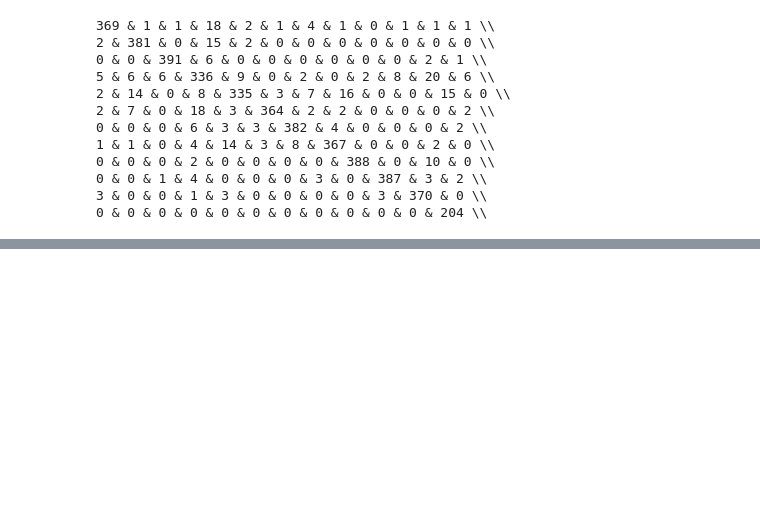
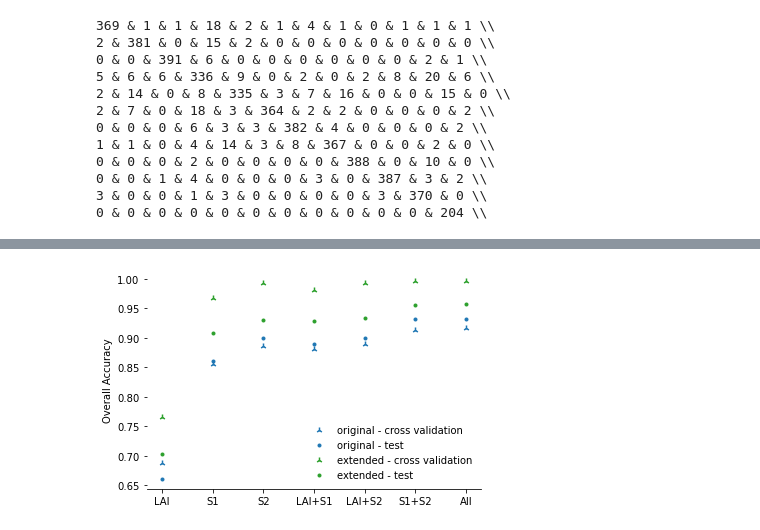
Before and after one commit to satlawa/boku_rs_image_processing, a Jupyter notebook: 0_get_raster_data-Copy1.ipynb, the cells around one changed output, grey strips where cells are left out. Saved outputs shown, nothing was run; the diff lists cells and outputs as text; code cells hidden in the pictures; blank space fills up the shorter version.

```diff
--- a/0_get_raster_data-Copy1.ipynb
+++ b/0_get_raster_data-Copy1.ipynb
@@ -196,0 +261,19 @@ for xs in x:
+# %%
+fig, ax = plt.subplots()
+ax.scatter(x, y[0], marker='2', c='#1f77b4', label="original - cross validation")
+ax.scatter(x, y[1], marker='.', c='#1f77b4', label="original - test")
+ax.scatter(x, y[2], marker='2', c='#2ca02c', label="extended - cross validation")
+ax.scatter(x, y[3], marker='.', c='#2ca02c', label="extended - test")
+
+ax.spines['top'].set_visible(False)
+ax.spines['right'].set_visible(False)
+
+ax.spines['left'].set_visible(False)
+
+
+plt.ylabel("Overall Accuracy")
+ax.legend(loc='lower right',frameon = False)
+
+plt.savefig('books_read.png', dpi=300)
+# %% [output]
+[figure, added]
```
Also changed, not shown: parts of 12 cells of this notebook, 2 other files.
